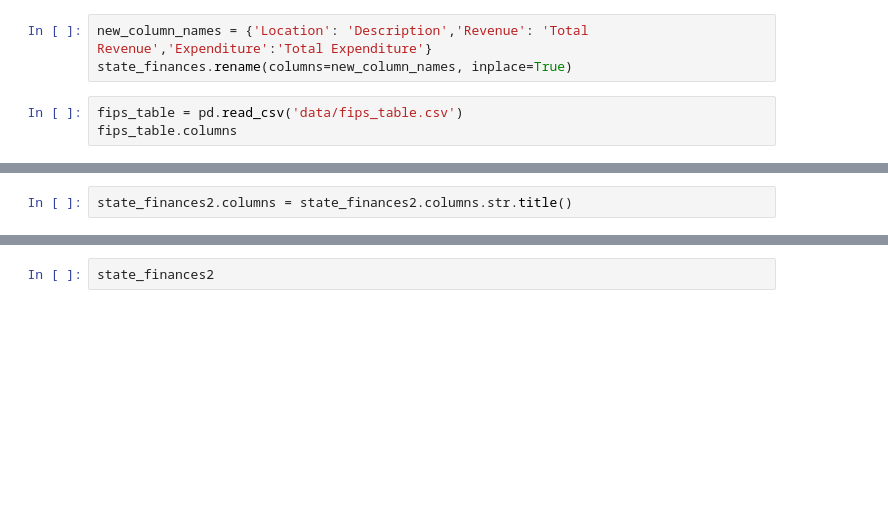
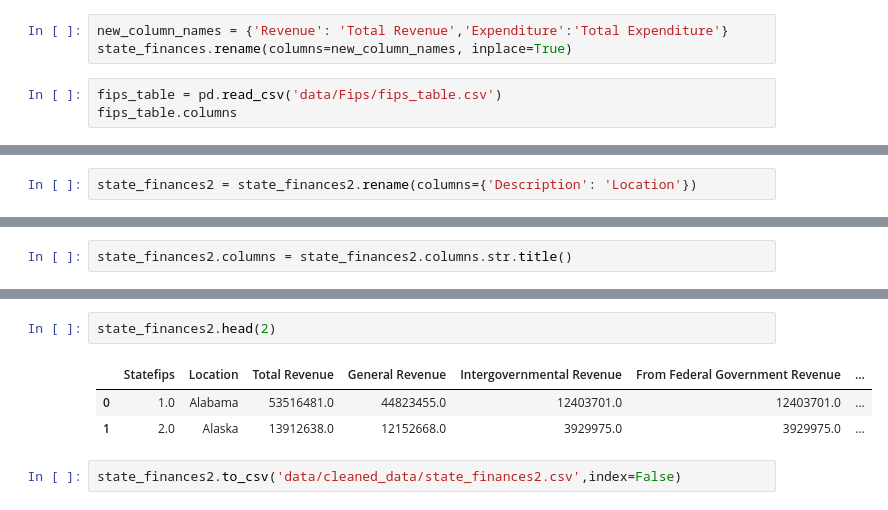
Before and after one commit to nelson-aaron-j/DeathAndTaxesProject, a Jupyter notebook: State_Finances.ipynb, the cells around one changed output, grey strips where cells are left out. Drawn from its saved outputs; the diff is of its cells as text; blank space fills up the shorter version.

```diff
--- a/State_Finances.ipynb
+++ b/State_Finances.ipynb
@@ -61,6 +102,6 @@ state_finances.head(2)
 # %%
-new_column_names = {'Location': 'Description','Revenue': 'Total Revenue','Expenditure':'Total Expenditure'}
+new_column_names = {'Revenue': 'Total Revenue','Expenditure':'Total Expenditure'}
 state_finances.rename(columns=new_column_names, inplace=True)
 # %%
-fips_table = pd.read_csv('data/fips_table.csv')
+fips_table = pd.read_csv('data/Fips/fips_table.csv')
 fips_table.columns
@@ -76,3 +169,5 @@ state_finances2
+# %%
+state_finances2 = state_finances2.rename(columns={'Description': 'Location'})
 # %%
 state_finances2 = state_finances2.drop(columns=['Countyfips', 'From State government revenue', 'From local governments revenue','By character and object:', 'Education services:','Social services and income maintenance:', 'Transportation:',
                                               'Public safety:', 'Environment and housing:','Governmental administration:', 'General expenditure, n.e.c.:','By purpose:'])
@@ -89,2 +199,8 @@ state_finances2.dtypes
 # %%
-state_finances2
+state_finances2.head(2)
+# %% [output]
+|  | Statefips | Location | Total Revenue | General Revenue | Intergovernmental Revenue | From Federal Government Revenue | ... |
+| 0 | 1.0 | Alabama | 53516481.0 | 44823455.0 | 12403701.0 | 12403701.0 | ... |
+| 1 | 2.0 | Alaska | 13912638.0 | 12152668.0 | 3929975.0 | 3929975.0 | ... |
+# %%
+state_finances2.to_csv('data/cleaned_data/state_finances2.csv',index=False)
```
Also changed, not shown: parts of 15 cells of this notebook, 4 other files.
